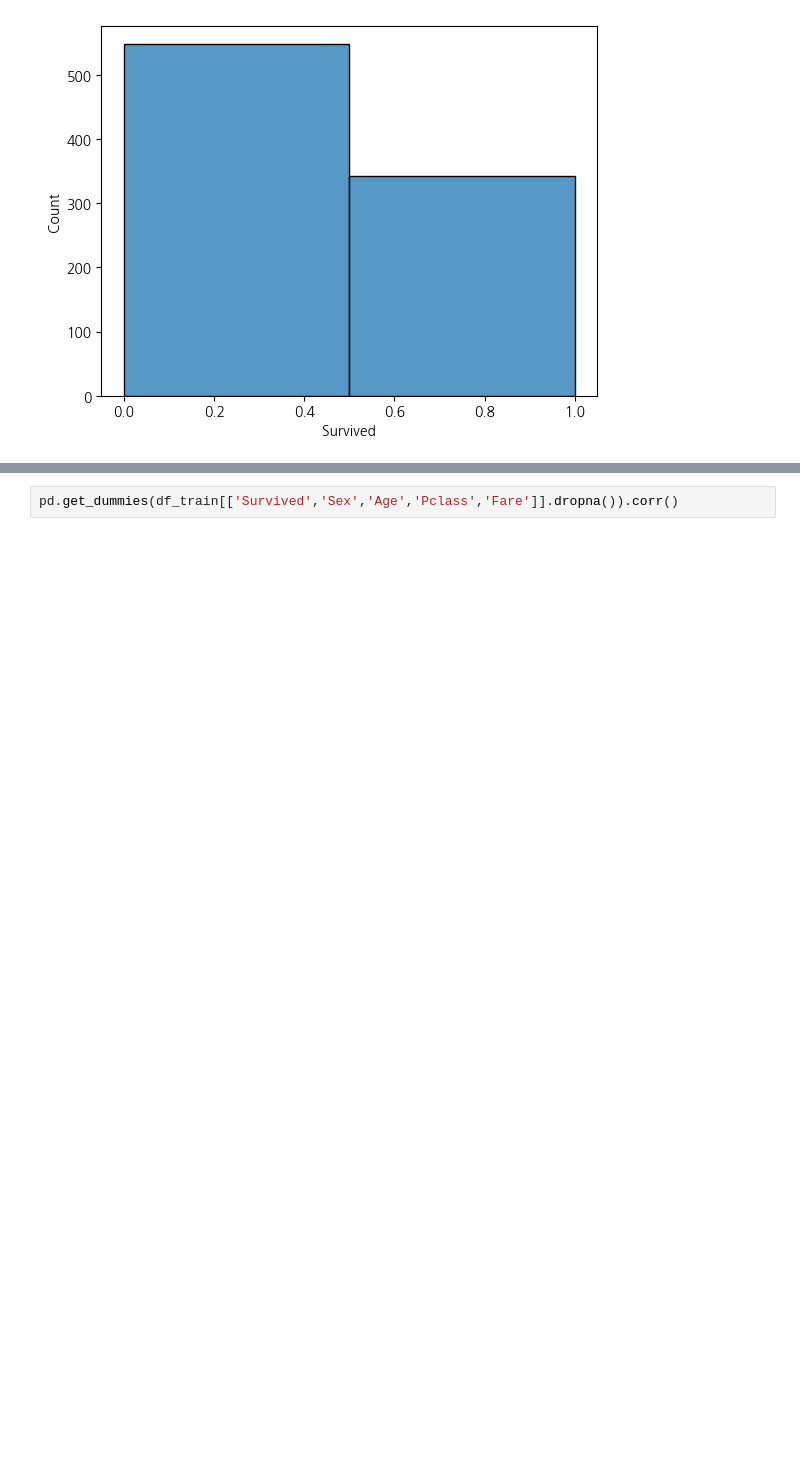
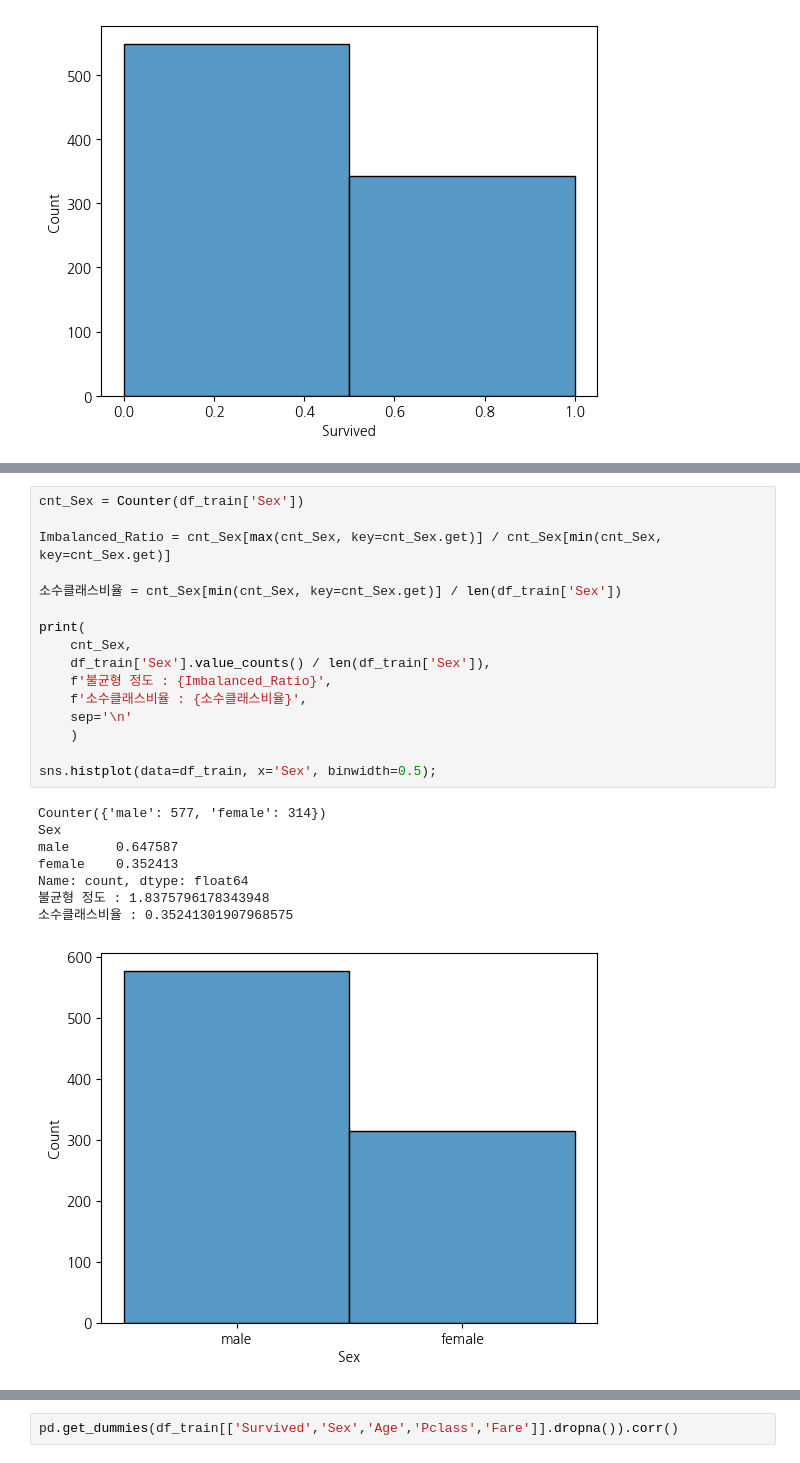
Before and after one commit to Song-Juntae/kaggle, a Jupyter notebook: getting_started/titanic/titanic.ipynb, the cells around one changed output, grey strips where cells are left out. Saved outputs shown, nothing was run; the diff lists cells and outputs as text; blank space fills up the shorter version.

```diff
--- a/getting_started/titanic/titanic.ipynb
+++ b/getting_started/titanic/titanic.ipynb
@@ -302,0 +333,25 @@ Name: count, dtype: float64
+# %%
+cnt_Sex = Counter(df_train['Sex'])
+
+Imbalanced_Ratio = cnt_Sex[max(cnt_Sex, key=cnt_Sex.get)] / cnt_Sex[min(cnt_Sex, key=cnt_Sex.get)]
+
+소수클래스비율 = cnt_Sex[min(cnt_Sex, key=cnt_Sex.get)] / len(df_train['Sex'])
+
+print(
+    cnt_Sex,
+    df_train['Sex'].value_counts() / len(df_train['Sex']),
+    f'불균형 정도 : {Imbalanced_Ratio}',
+    f'소수클래스비율 : {소수클래스비율}',
+    sep='\n'
+    )
+
+sns.histplot(data=df_train, x='Sex', binwidth=0.5);
+# %% [output]
+Counter({'male': 577, 'female': 314})
+Sex
+male      0.647587
+female    0.352413
+Name: count, dtype: float64
+불균형 정도 : 1.8375796178343948
+소수클래스비율 : 0.35241301907968575
+[figure, added]
```
Also changed, not shown: parts of 6 cells of this notebook.
